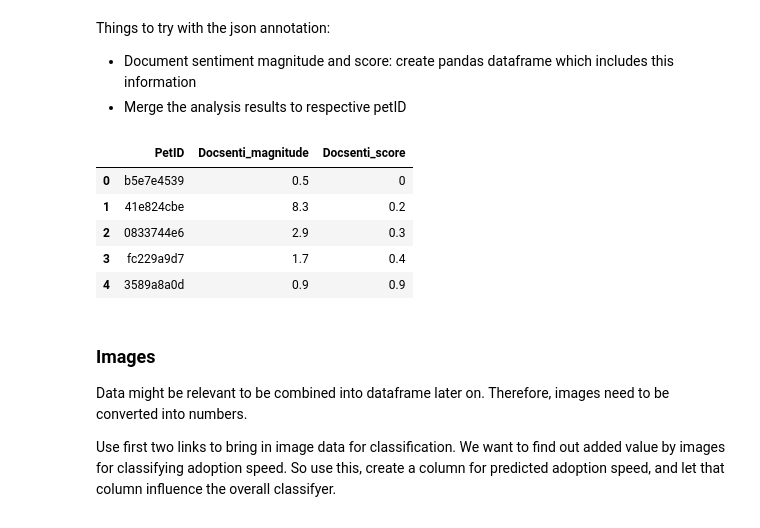
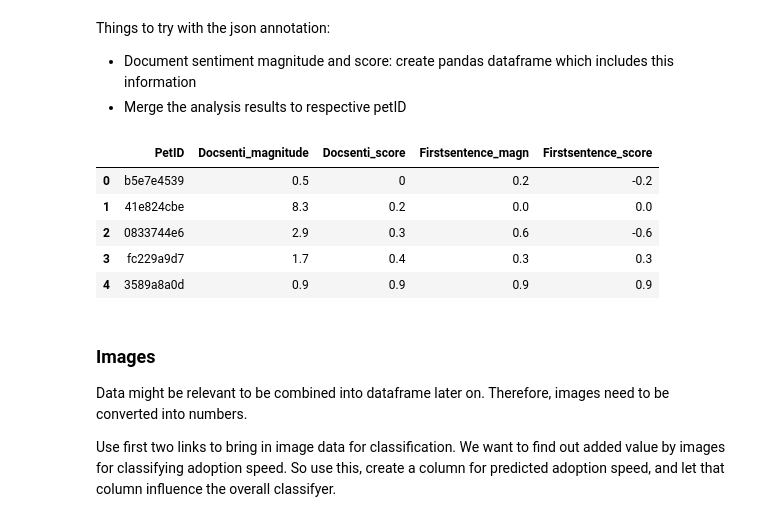
Before and after one commit to manuelfreude/kagglepetfinder, a Jupyter notebook: petfinder.ipynb, the cells around one changed output. Saved outputs shown, nothing was run; the diff lists cells and outputs as text; code cells hidden in the pictures.

Commit message:
Sentiment extension for first sentence

```diff
--- a/petfinder.ipynb
+++ b/petfinder.ipynb
@@ -1075,33 +1075,33 @@ Things to try with the json annotation:
 # %%
 # https://stackoverflow.com/questions/10377998/how-can-i-iterate-over-files-in-a-given-directory
 
 import json
 
-sentiment_data = pd.DataFrame(columns=['PetID', 'Docsenti_magnitude', 'Docsenti_score'])
+sentiment_data = pd.DataFrame(columns=['PetID', 'Docsenti_magnitude', 'Docsenti_score', 'Firstsentence_magn', 'Firstsentence_score'])
 
 directory = 'train_sentiment/'
 
 for filename in os.listdir(directory):
     f = open(directory+filename, 'r', encoding='utf-8')
     PetID = filename[:-5]
     content = json.load(f)
     magnitude = content['documentSentiment']['magnitude']
     score = content['documentSentiment']['score']
-    sentiment_data = sentiment_data.append(pd.Series([PetID, magnitude, score],
+    sentence = content['sentences'][0]
+    first_magnitude = sentence['sentiment']['magnitude']
+    first_score = sentence['sentiment']['score']
+    sentiment_data = sentiment_data.append(pd.Series([PetID, magnitude, score, first_magnitude, first_score],
                                                      index=sentiment_data.columns), ignore_index=True)
-    #print (PetID, magnitude, score)
+    #print (PetID, magnitude, score, first_magnitude, first_score)
 
 sentiment_data.head()
-
-# Try reading others in with first sentence = content['sentences'], second sentence_data = json.loads(sentence)[0],
-# third magnitude= sentence['sentiment']['magnitude'] or sentence['sentiment']['score']
 # %% [output]
-|  | PetID | Docsenti_magnitude | Docsenti_score |
-| 0 | b5e7e4539 | 0.5 | 0 |
-| 1 | 41e824cbe | 8.3 | 0.2 |
-| 2 | 0833744e6 | 2.9 | 0.3 |
-| 3 | fc229a9d7 | 1.7 | 0.4 |
-| 4 | 3589a8a0d | 0.9 | 0.9 |
+|  | PetID | Docsenti_magnitude | Docsenti_score | Firstsentence_magn | Firstsentence_score |
+| 0 | b5e7e4539 | 0.5 | 0 | 0.2 | -0.2 |
+| 1 | 41e824cbe | 8.3 | 0.2 | 0.0 | 0.0 |
+| 2 | 0833744e6 | 2.9 | 0.3 | 0.6 | -0.6 |
+| 3 | fc229a9d7 | 1.7 | 0.4 | 0.3 | 0.3 |
+| 4 | 3589a8a0d | 0.9 | 0.9 | 0.9 | 0.9 |
 # %% [markdown]
 ### Images
 Data might be relevant to be combined into dataframe later on. Therefore, images need to be converted into numbers.
```
Also changed, not shown: parts of 7 cells of this notebook.
